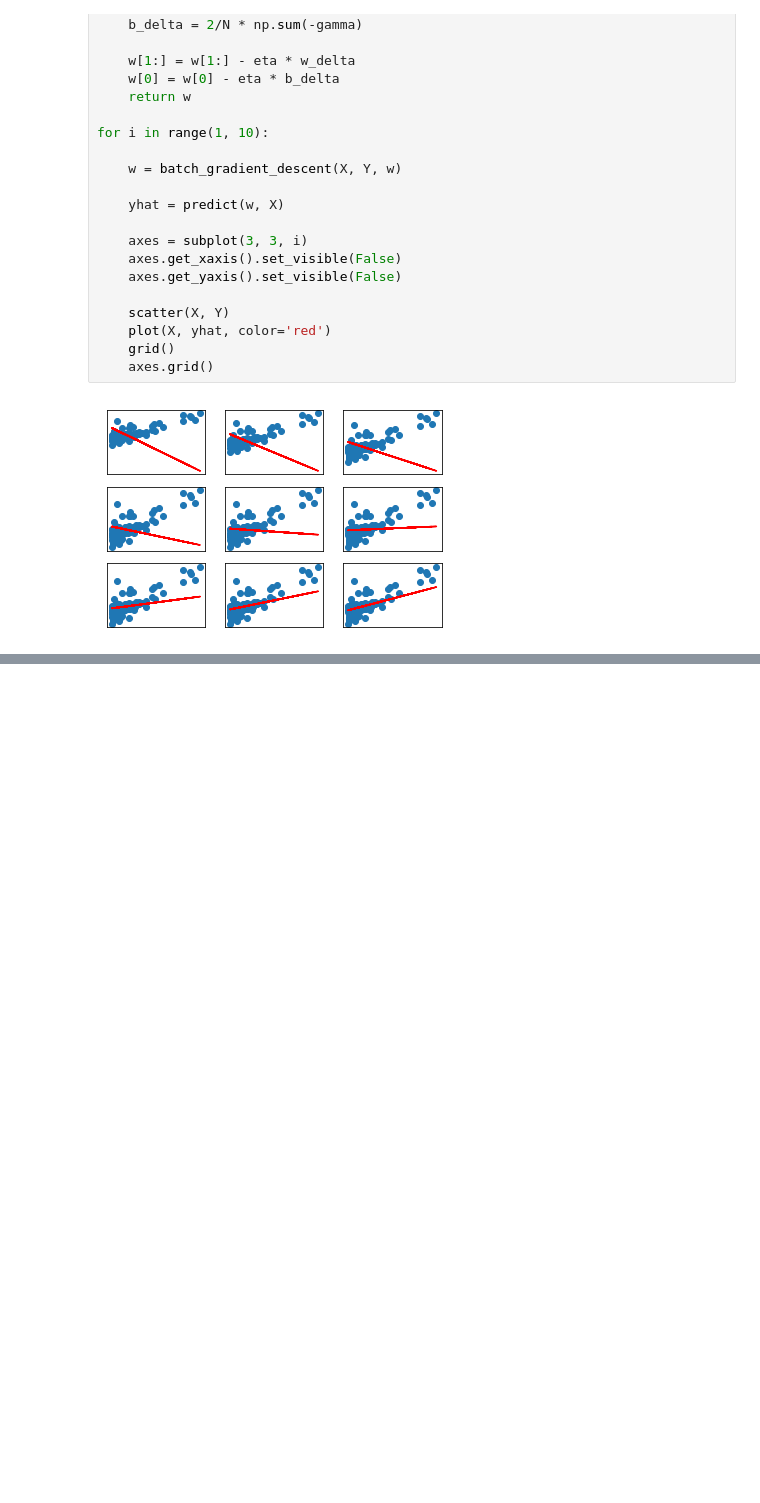
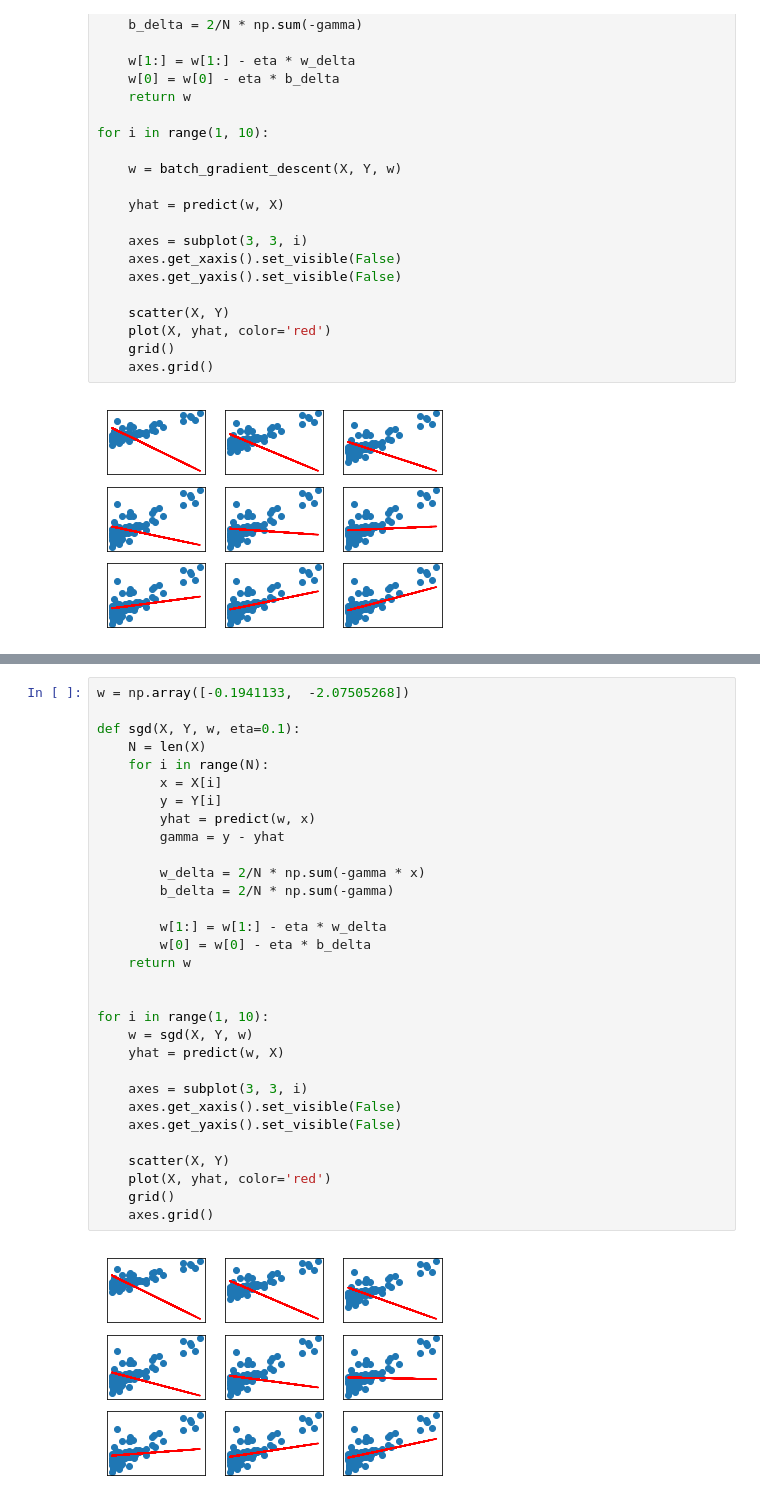
Before and after one commit to AndersonJo/machine-learning, a Jupyter notebook: Artificial Intelligence Tutorial/006 Gradient Descent Optimization Algorithms/Gradient Descent Optimization Algorithms.ipynb, the cells around one changed output, grey strips where cells are left out. Drawn from its saved outputs; the diff is of its cells as text; blank space fills up the shorter version.

```diff
--- a/Artificial Intelligence Tutorial/006 Gradient Descent Optimization Algorithms/Gradient Descent Optimization Algorithms.ipynb
+++ b/Artificial Intelligence Tutorial/006 Gradient Descent Optimization Algorithms/Gradient Descent Optimization Algorithms.ipynb
@@ -96,0 +102,33 @@ for i in range(1, 10):
+# %%
+w = np.array([-0.1941133,  -2.07505268])
+
+def sgd(X, Y, w, eta=0.1):
+    N = len(X)
+    for i in range(N):
+        x = X[i]
+        y = Y[i]
+        yhat = predict(w, x)
+        gamma = y - yhat
+
+        w_delta = 2/N * np.sum(-gamma * x)
+        b_delta = 2/N * np.sum(-gamma)
+
+        w[1:] = w[1:] - eta * w_delta
+        w[0] = w[0] - eta * b_delta
+    return w
+
+
+for i in range(1, 10):
+    w = sgd(X, Y, w)
+    yhat = predict(w, X)
+
+    axes = subplot(3, 3, i)
+    axes.get_xaxis().set_visible(False)
+    axes.get_yaxis().set_visible(False)
+
+    scatter(X, Y)
+    plot(X, yhat, color='red')
+    grid()
+    axes.grid()
+# %% [output]
+[figure, added]
```
Also changed, not shown: parts of 2 cells of this notebook.
